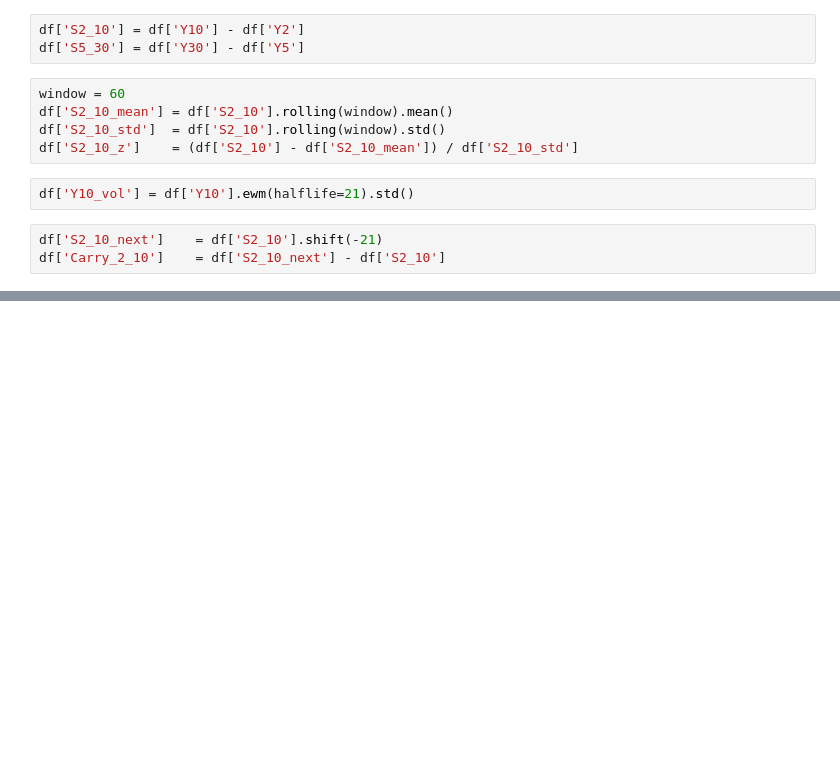
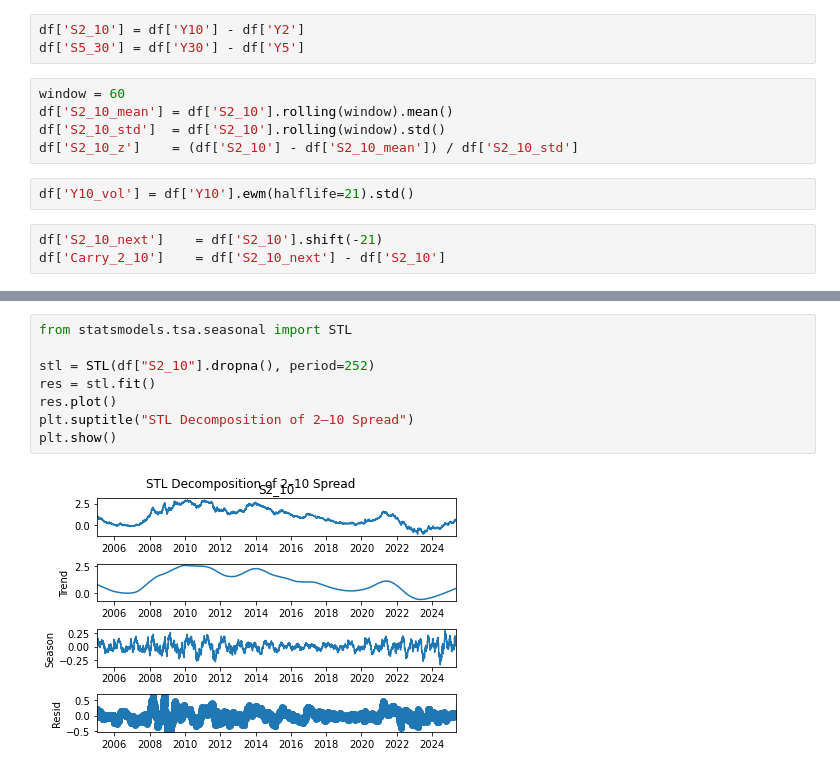
Before and after one commit to kjfordwor/treasury-curve-project, a Jupyter notebook: Part1.ipynb, the cells around one changed output, grey strips where cells are left out. Saved outputs shown, nothing was run; the diff lists cells and outputs as text; blank space fills up the shorter version.

```diff
--- a/Part1.ipynb
+++ b/Part1.ipynb
@@ -31,0 +84,10 @@ df['Carry_2_10']    = df['S2_10_next'] - df['S2_10']
+# %%
+from statsmodels.tsa.seasonal import STL
+
+stl = STL(df["S2_10"].dropna(), period=252)
+res = stl.fit()
+res.plot()
+plt.suptitle("STL Decomposition of 2–10 Spread")
+plt.show()
+# %% [output]
+[figure, added]
```
Also changed, not shown: parts of 6 cells of this notebook.
